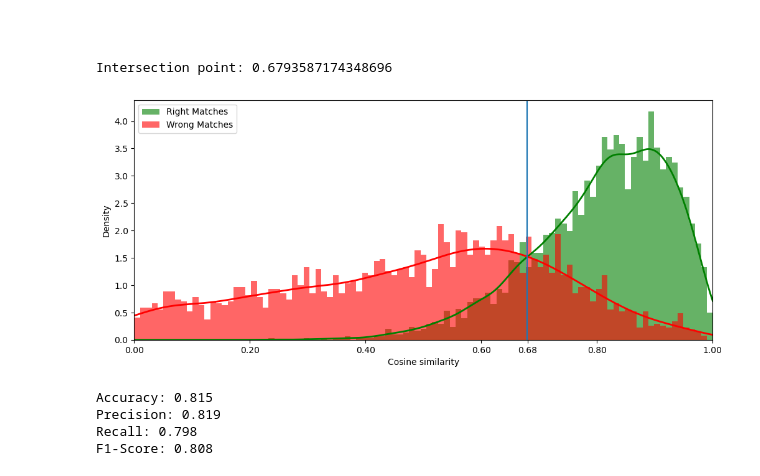
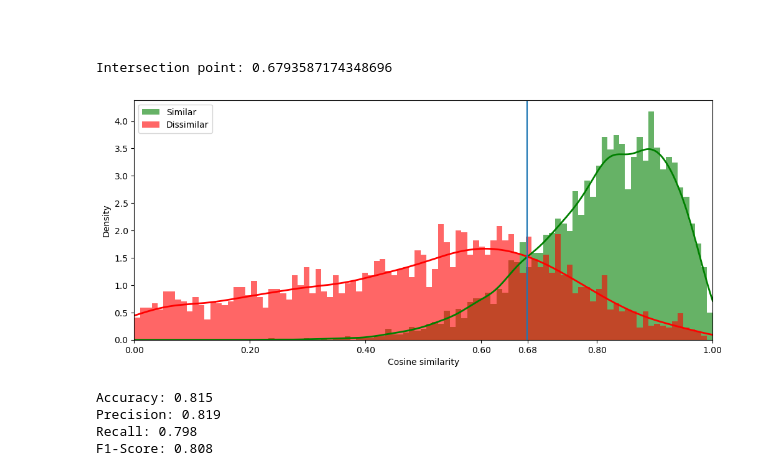
Before and after one commit to Rickvanderveen/FACT-AI, a Jupyter notebook: CC-SHAP/LOO_analysis.ipynb, the cells around one changed output. Cells and saved outputs as stored; diff of their text form; code cells hidden in the pictures.

```diff
--- a/CC-SHAP/LOO_analysis.ipynb
+++ b/CC-SHAP/LOO_analysis.ipynb
@@ -221,42 +221,42 @@ bins = np.linspace(0, 1, 100)
 # Create the figure and axis
 plt.figure(figsize=(12, 5))
 
-plt.hist(right_matches, bins=bins, density=True, alpha=0.6, color='green', label="Right Matches")
-plt.hist(wrong_matches, bins=bins, density=True, alpha=0.6, color='red', label="Wrong Matches")
+plt.hist(right_matches, bins=bins, density=True, alpha=0.6, color='green', label="Similar")
+plt.hist(wrong_matches, bins=bins, density=True, alpha=0.6, color='red', label="Dissimilar")
 
 # KDE (Kernel Density Estimation) for smooth curves
 kde_right = gaussian_kde(right_matches)
 kde_wrong = gaussian_kde(wrong_matches)
 
 x_vals = np.linspace(0, 1, 500)
 kde_right_vals = kde_right(x_vals)
 kde_wrong_vals = kde_wrong(x_vals)
 
 # Find the point where rights and wrongs cross
 diff = kde_right_vals - kde_wrong_vals
 zero_crossings = np.where(np.diff(np.sign(diff)))[0]
 
 intersection_points = x_vals[zero_crossings]
 print("Intersection point:", intersection_points[0])
 
 plt.plot(x_vals, kde_right_vals, color='green', linewidth=2)
 plt.plot(x_vals, kde_wrong_vals, color='red', linewidth=2)
 
 
 plt.xlim(0.0, 1.0)
 plt.axvline(intersection_points[0])
 xticks = list(plt.xticks()[0])
 xticks.append(round(intersection_points[0], 2))
 plt.xticks(sorted(xticks))
 
 # Labels and legend
 plt.xlabel("Cosine similarity")
 plt.ylabel("Density")
 plt.legend()
 plt.show()
 # %% [output]
 Intersection point: 0.6793587174348696
-[figure, old version]
+[figure, new version]
 # %%
 similarity_threshold = 0.68
 
```
Also changed, not shown: 40 other files.
